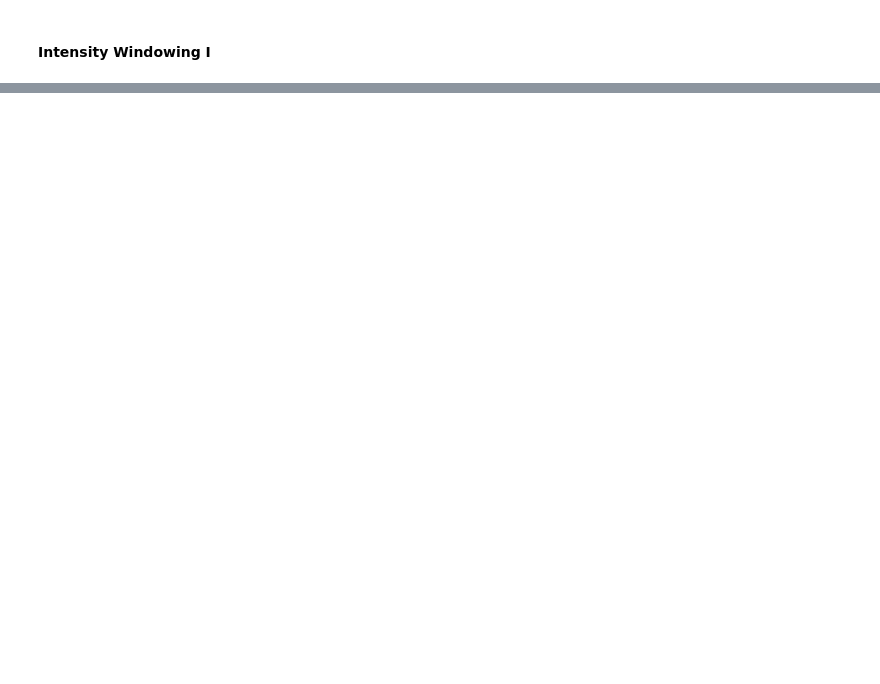
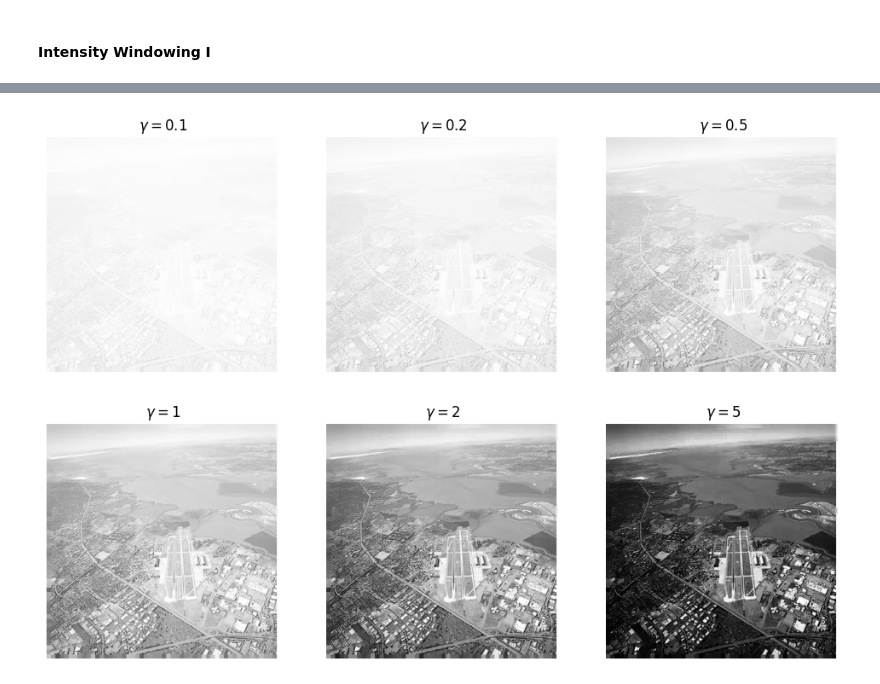
Before and after one commit to PankajaBalasooriya/EN3160_Image_Processing_and_Machine_Vision, a Jupyter notebook: Lectures/2_point_operations/2_point_operations.ipynb, the cells around one changed output, grey strips where cells are left out. Drawn from its saved outputs; the diff is of its cells as text; code cells hidden in the pictures; blank space fills up the shorter version.

```diff
--- a/Lectures/2_point_operations/2_point_operations.ipynb
+++ b/Lectures/2_point_operations/2_point_operations.ipynb
@@ -427,0 +585,14 @@ plt.show()
+# %%
+gamma = [0.1, 0.2, 0.5, 1, 2, 5]
+
+fig, ax = plt.subplots(2, 3, figsize=(12, 8))
+
+for i, gamma in enumerate(gamma):
+    t = np.array([(i/255.0)**(gamma)*255 for i in np.arange(0,256)]).astype(np.uint8)
+    g = cv.LUT(f, t)
+    ax[i//3, i%3].imshow(g, cmap='gray', vmin=0, vmax=255)
+    ax[i//3, i%3].set_title(r'$\gamma = {gamma}$'.format(gamma=gamma))
+    ax[i//3, i%3].axis('off')
+plt.show()
+# %% [output]
+[figure, added]
```
Also changed, not shown: parts of 29 cells of this notebook, 6 other files.
